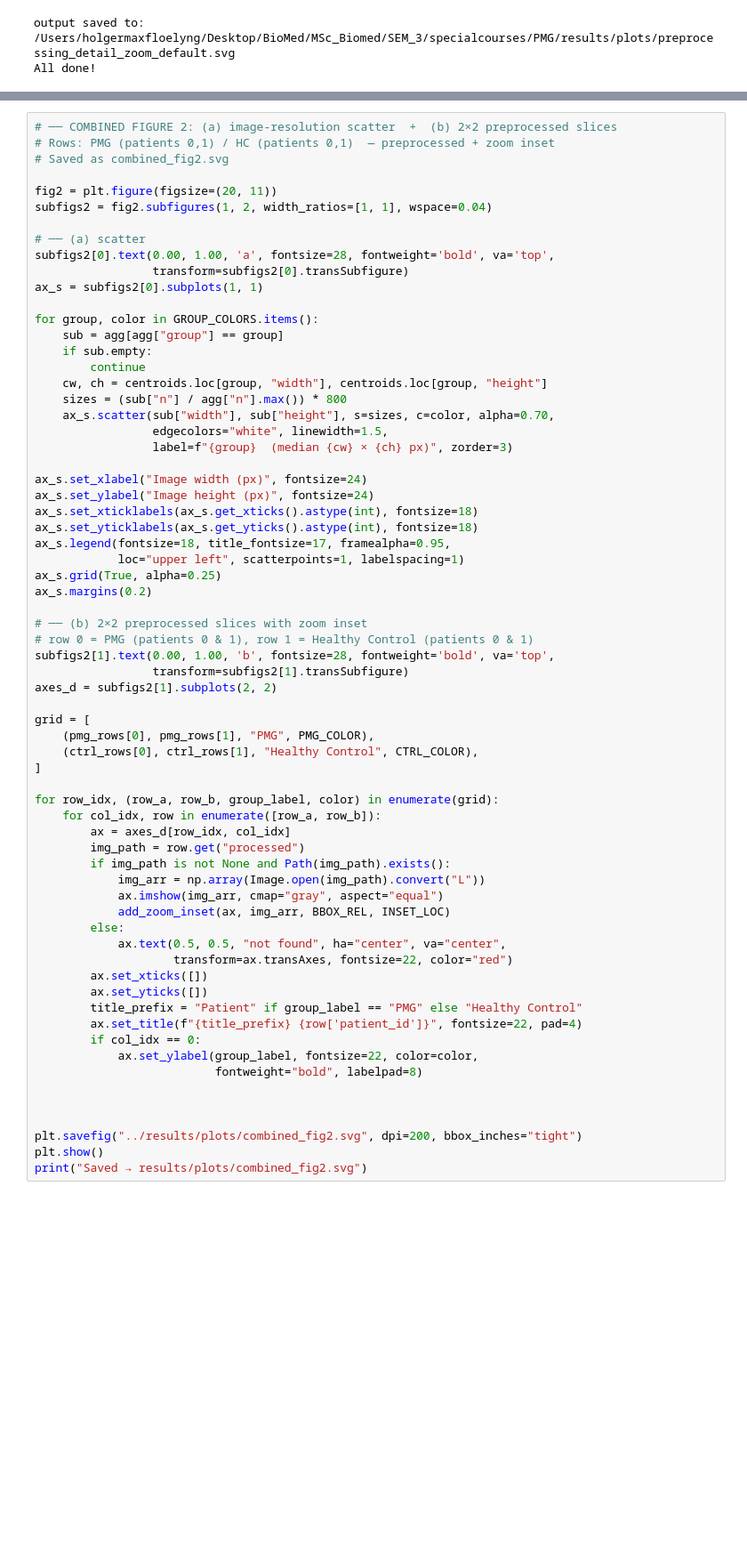
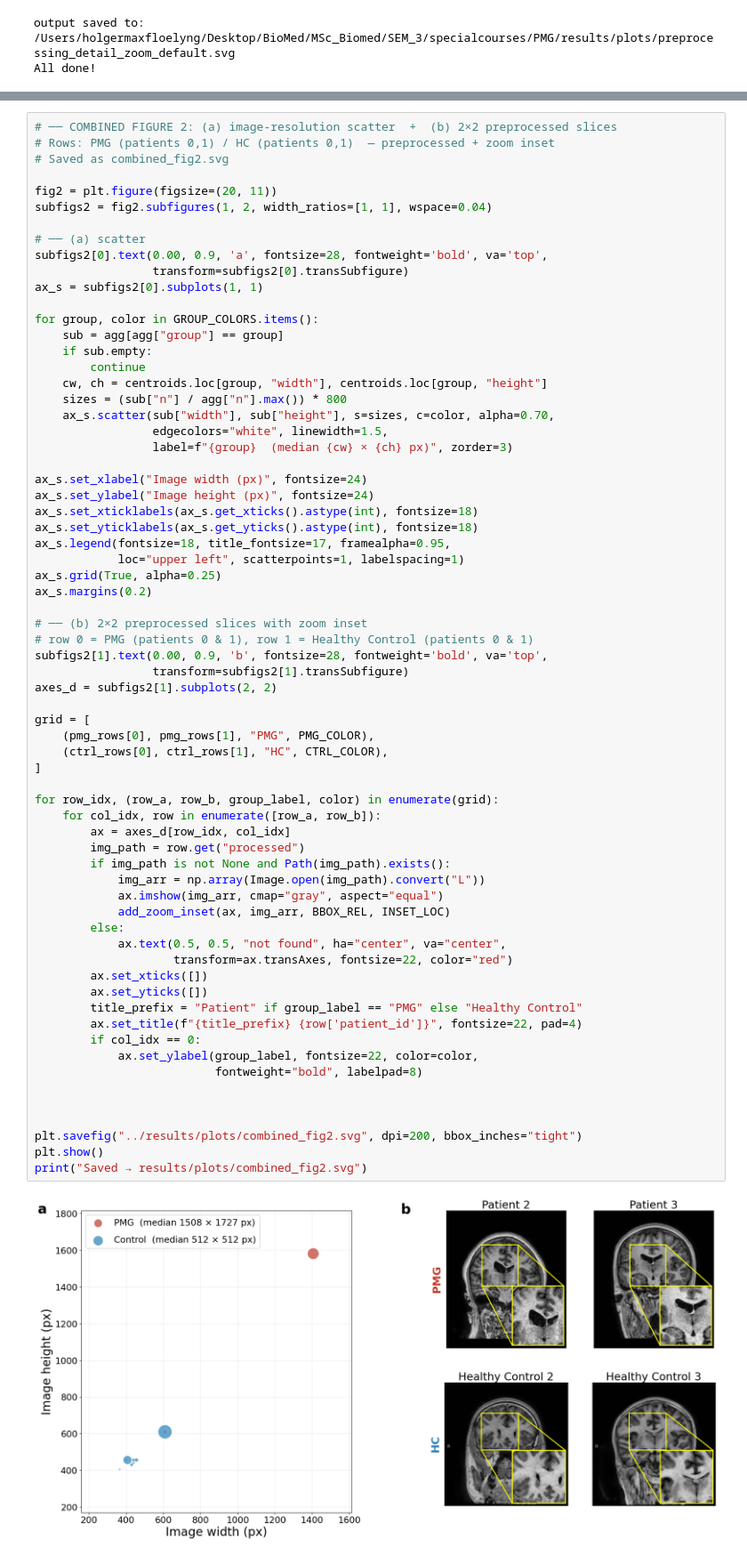
Before and after one commit to HolgeMax/PMG, a Jupyter notebook: notebooks/JPEG_exploration.ipynb, the cells around one changed output, grey strips where cells are left out. Shown at 89% size. Saved outputs shown, nothing was run; the diff lists cells and outputs as text; blank space fills up the shorter version.

```diff
--- a/notebooks/JPEG_exploration.ipynb
+++ b/notebooks/JPEG_exploration.ipynb
@@ -1056,7 +1056,7 @@ fig2 = plt.figure(figsize=(20, 11))
 subfigs2 = fig2.subfigures(1, 2, width_ratios=[1, 1], wspace=0.04)
 
 # ── (a) scatter
-subfigs2[0].text(0.00, 1.00, 'a', fontsize=28, fontweight='bold', va='top',
+subfigs2[0].text(0.00, 0.9, 'a', fontsize=28, fontweight='bold', va='top',
                  transform=subfigs2[0].transSubfigure)
 ax_s = subfigs2[0].subplots(1, 1)
 
@@ -1081,36 +1081,38 @@ ax_s.margins(0.2)
 
 # ── (b) 2×2 preprocessed slices with zoom inset
 # row 0 = PMG (patients 0 & 1), row 1 = Healthy Control (patients 0 & 1)
-subfigs2[1].text(0.00, 1.00, 'b', fontsize=28, fontweight='bold', va='top',
+subfigs2[1].text(0.00, 0.9, 'b', fontsize=28, fontweight='bold', va='top',
                  transform=subfigs2[1].transSubfigure)
 axes_d = subfigs2[1].subplots(2, 2)
 
 grid = [
     (pmg_rows[0], pmg_rows[1], "PMG", PMG_COLOR),
-    (ctrl_rows[0], ctrl_rows[1], "Healthy Control", CTRL_COLOR),
+    (ctrl_rows[0], ctrl_rows[1], "HC", CTRL_COLOR),
 ]
 
 for row_idx, (row_a, row_b, group_label, color) in enumerate(grid):
     for col_idx, row in enumerate([row_a, row_b]):
         ax = axes_d[row_idx, col_idx]
         img_path = row.get("processed")
         if img_path is not None and Path(img_path).exists():
             img_arr = np.array(Image.open(img_path).convert("L"))
             ax.imshow(img_arr, cmap="gray", aspect="equal")
             add_zoom_inset(ax, img_arr, BBOX_REL, INSET_LOC)
         else:
             ax.text(0.5, 0.5, "not found", ha="center", va="center",
                     transform=ax.transAxes, fontsize=22, color="red")
         ax.set_xticks([])
         ax.set_yticks([])
         title_prefix = "Patient" if group_label == "PMG" else "Healthy Control"
         ax.set_title(f"{title_prefix} {row['patient_id']}", fontsize=22, pad=4)
         if col_idx == 0:
             ax.set_ylabel(group_label, fontsize=22, color=color,
                           fontweight="bold", labelpad=8)
 
 
 
 plt.savefig("../results/plots/combined_fig2.svg", dpi=200, bbox_inches="tight")
 plt.show()
 print("Saved → results/plots/combined_fig2.svg")
+# %% [output]
+[figure, added]
```
Also changed, not shown: parts of 2 cells of this notebook, 10 other files.
